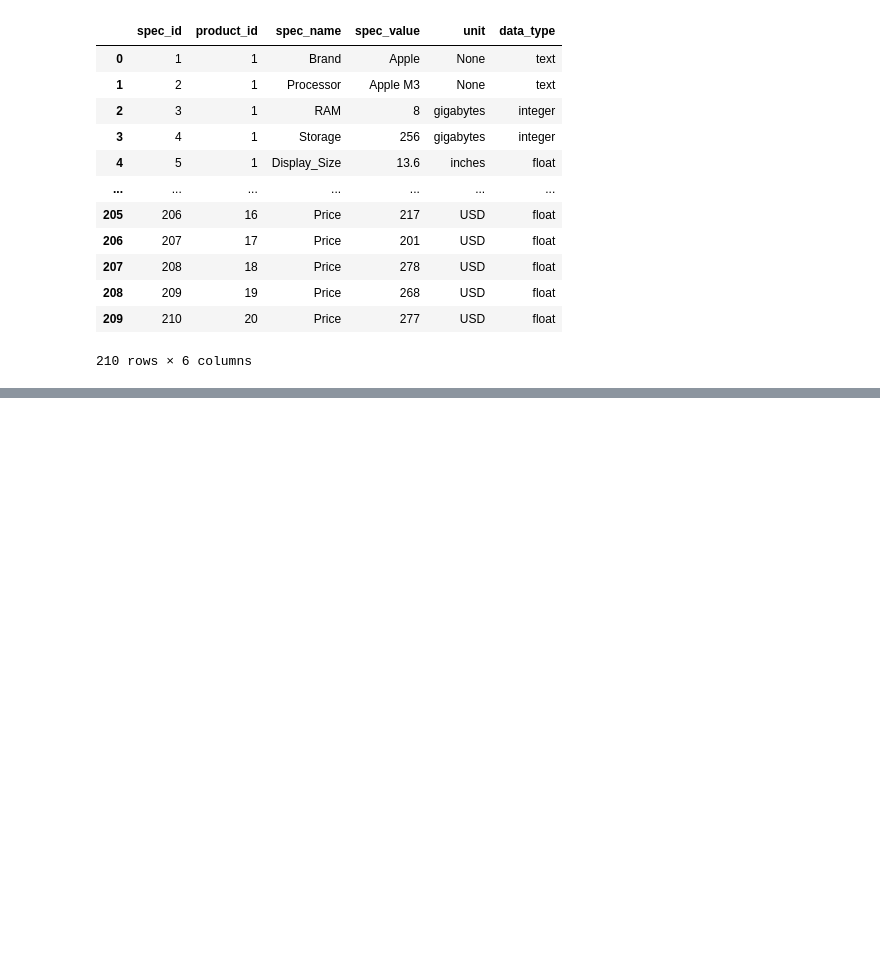
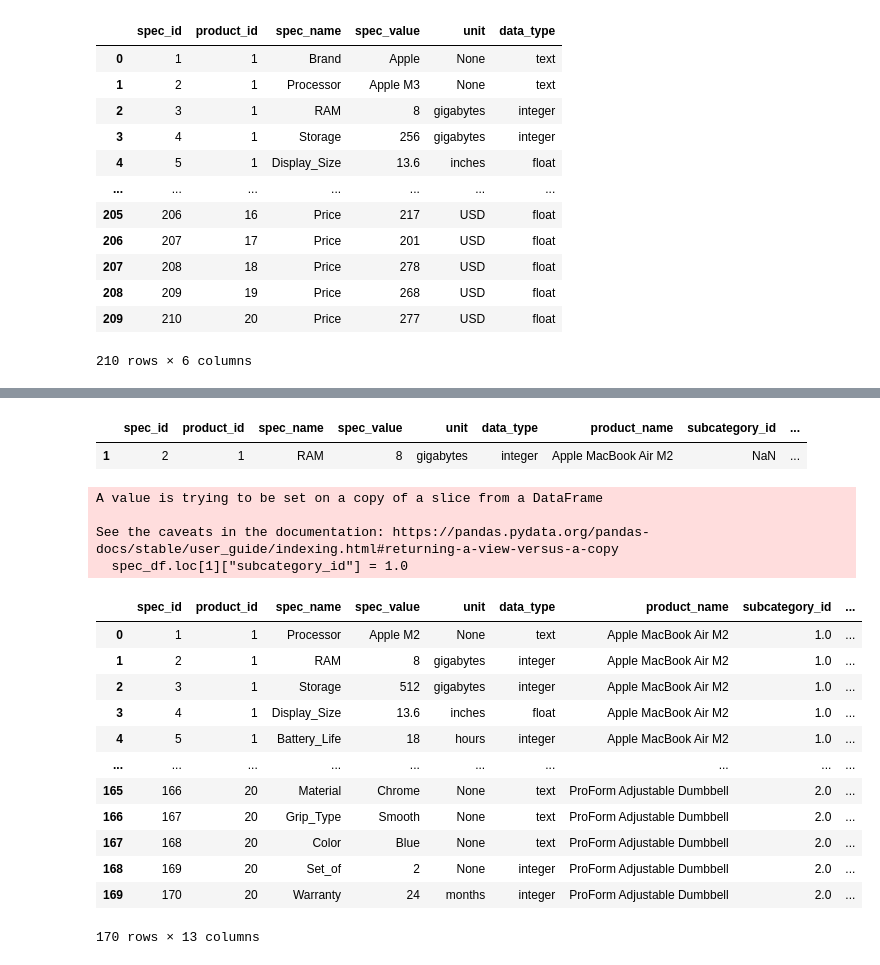
Before and after one commit to bhattacharjeeajay12/EAG_V1_CAPESTONE, a Jupyter notebook: dev_docs/data_quality_2.ipynb, the cells around one changed output, grey strips where cells are left out. Saved outputs shown, nothing was run; the diff lists cells and outputs as text; code cells hidden in the pictures; blank space fills up the shorter version.

```diff
--- a/dev_docs/data_quality_2.ipynb
+++ b/dev_docs/data_quality_2.ipynb
@@ -69,0 +72,2 @@ s2
+# %%
+spec_df = pd.read_json(r"D:\Study\Programs\TSAI\EAG_V1_CAPESTONE\db\specification.json")
@@ -69,0 +89,28 @@ s2
+# %%
+rows_with_nan
+# %% [output]
+|  | spec_id | product_id | spec_name | spec_value | unit | data_type | product_name | subcategory_id | ... |
+| 1 | 2 | 1 | RAM | 8 | gigabytes | integer | Apple MacBook Air M2 | NaN | ... |
+# %%
+spec_df.loc[1]["subcategory_id"] = 1.0
+# %% [output]
+A value is trying to be set on a copy of a slice from a DataFrame
+
+See the caveats in the documentation: https://pandas.pydata.org/pandas-docs/stable/user_guide/indexing.html#returning-a-view-versus-a-copy
+  spec_df.loc[1]["subcategory_id"] = 1.0
+# %%
+spec_df
+# %% [output]
+|  | spec_id | product_id | spec_name | spec_value | unit | data_type | product_name | subcategory_id | ... |
+| 0 | 1 | 1 | Processor | Apple M2 | None | text | Apple MacBook Air M2 | 1.0 | ... |
+| 1 | 2 | 1 | RAM | 8 | gigabytes | integer | Apple MacBook Air M2 | 1.0 | ... |
+| 2 | 3 | 1 | Storage | 512 | gigabytes | integer | Apple MacBook Air M2 | 1.0 | ... |
+| 3 | 4 | 1 | Display_Size | 13.6 | inches | float | Apple MacBook Air M2 | 1.0 | ... |
+| 4 | 5 | 1 | Battery_Life | 18 | hours | integer | Apple MacBook Air M2 | 1.0 | ... |
+| ... | ... | ... | ... | ... | ... | ... | ... | ... | ... |
+| 165 | 166 | 20 | Material | Chrome | None | text | ProForm Adjustable Dumbbell | 2.0 | ... |
+| 166 | 167 | 20 | Grip_Type | Smooth | None | text | ProForm Adjustable Dumbbell | 2.0 | ... |
+| 167 | 168 | 20 | Color | Blue | None | text | ProForm Adjustable Dumbbell | 2.0 | ... |
+| 168 | 169 | 20 | Set_of | 2 | None | integer | ProForm Adjustable Dumbbell | 2.0 | ... |
+| 169 | 170 | 20 | Warranty | 24 | months | integer | ProForm Adjustable Dumbbell | 2.0 | ... |
+170 rows × 13 columns
```
Also changed, not shown: parts of 5 cells of this notebook, 6 other files.
